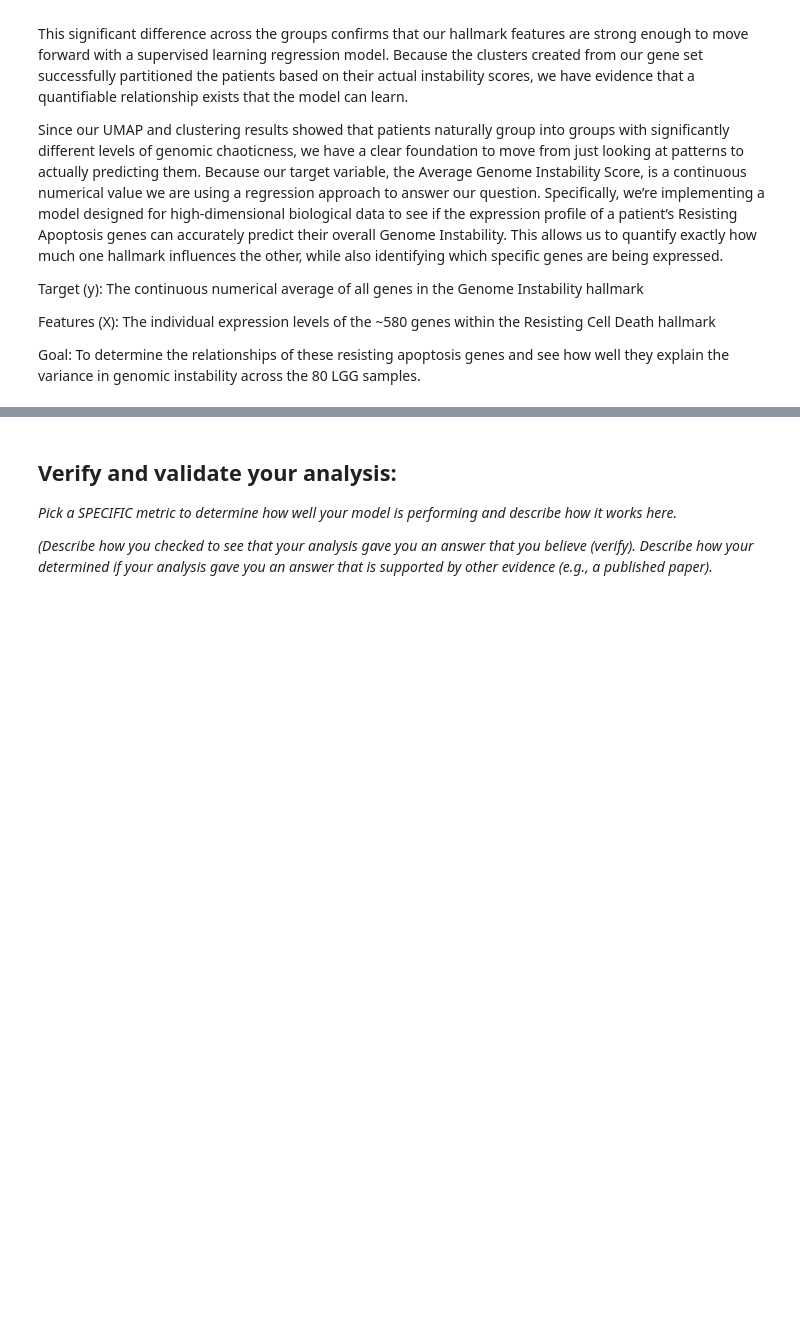
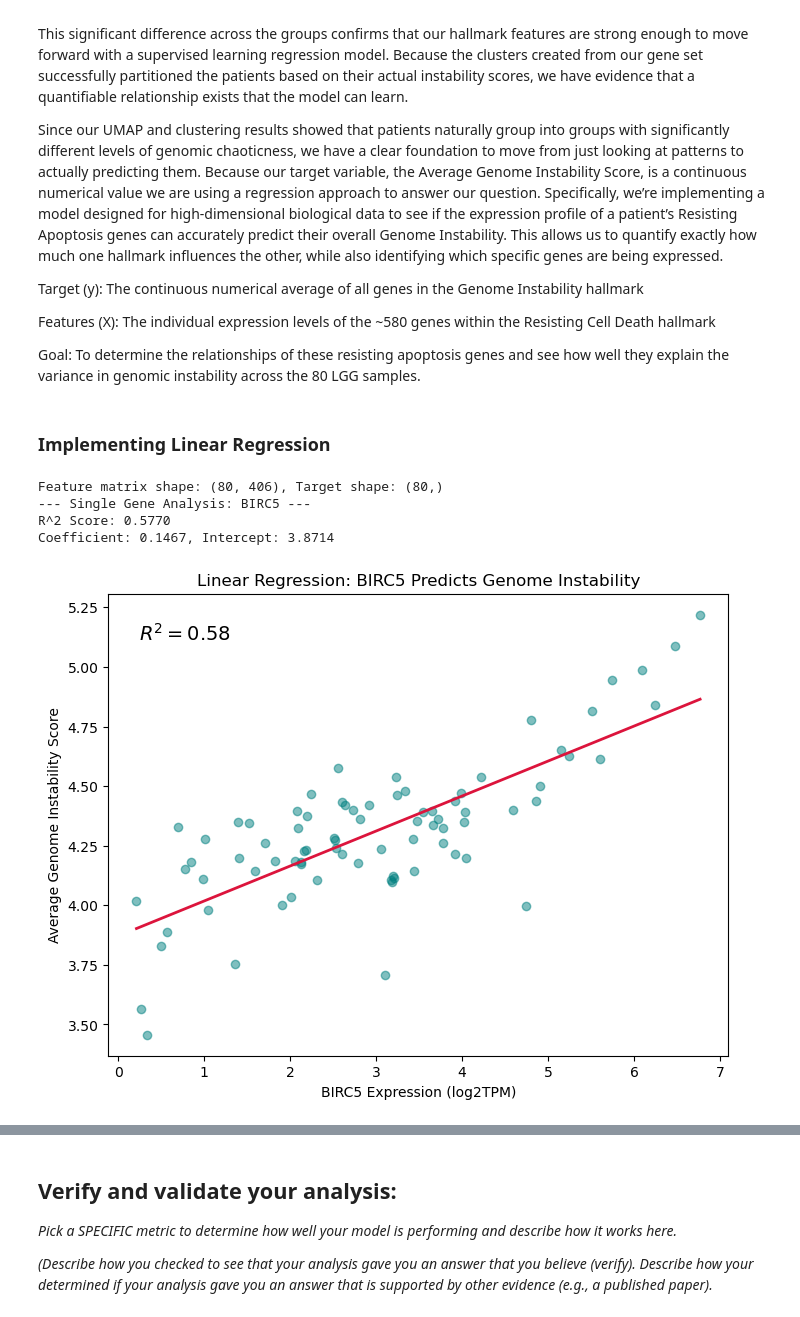
Before and after one commit to gracevl/lee-spencer-Module-4-Cancer, a Jupyter notebook: code/Module 4 Template.ipynb, the cells around one changed output, grey strips where cells are left out. Cells and saved outputs as stored; diff of their text form; code cells hidden in the pictures; blank space fills up the shorter version.

Commit message:
Start linear regression
start linear regression - Kiran

```diff
--- a/code/Module 4 Template.ipynb
+++ b/code/Module 4 Template.ipynb
@@ -547,3 +547,78 @@ Target (y): The continuous numerical average of all genes in the Genome Instabil
 Features (X): The individual expression levels of the ~580 genes within the Resisting Cell Death hallmark
 
 Goal: To determine the relationships of these resisting apoptosis genes and see how well they explain the variance in genomic instability across the 80 LGG samples.
+# %% [markdown]
+### Implementing Linear Regression
+# %%
+from sklearn.linear_model import LinearRegression
+import pandas as pd
+import numpy as np
+import matplotlib.pyplot as plt
+
+# 1. DEFINE TARGET AND FEATURES
+# ------------------------------------------------------------------
+# Our target (y) is the continuous GI Score we calculated earlier
+y = X['GI_Score'].values
+
+# Our features (X) are the Resisting Apoptosis genes
+# We use X2 because that dataframe contains the ~580 RA genes
+X_features = X2
+
+print(f"Feature matrix shape: {X_features.shape}, Target shape: {y.shape}")
+
+# %% 2. SINGLE FEATURE REGRESSION (e.g., BIRC5)
+# ------------------------------------------------------------------
+# We'll pick BIRC5 (Survivin) as it's a key gene in your background research
+feature = "BIRC5"
+
+if feature in X_features.columns:
+    X_single = X_features[feature].values.reshape(-1, 1)
+
+    reg = LinearRegression().fit(X_single, y)
+    r2_score = reg.score(X_single, y)
+
+    print(f"--- Single Gene Analysis: {feature} ---")
+    print(f"R^2 Score: {r2_score:.4f}")
+    print(f"Coefficient: {reg.coef_[0]:.4f}, Intercept: {reg.intercept_:.4f}")
+
+    # Visualization
+    x_test = np.linspace(X_single.min(), X_single.max(), 100).reshape(-1, 1)
+    y_test = reg.predict(x_test)
+
+    plt.figure(figsize=(8, 6))
+    plt.scatter(X_single, y, alpha=0.5, color="teal")
+    plt.plot(x_test, y_test, color="crimson", linewidth=2)
+    plt.xlabel(f"{feature} Expression (log2TPM)")
+    plt.ylabel("Average Genome Instability Score")
+    plt.title(f"Linear Regression: {feature} Predicts Genome Instability")
+    plt.annotate(f"$R^2 = {r2_score:.2f}$", xy=(0.05, 0.9), xycoords="axes fraction", fontsize=14)
+    plt.show()
+
+# %% 3. BEST PREDICTOR SEARCH (Looping over all RA genes)
+# ------------------------------------------------------------------
+results = []
+
+for gene in X_features.columns:
+    X_loop = X_features[gene].values.reshape(-1, 1)
+    reg_loop = LinearRegression().fit(X_loop, y)
+    results.append({'Gene': gene, 'R2': reg_loop.score(X_loop, y)})
+
+# Sort to find the best single-gene predictor
+results_df = pd.DataFrame(results).sort_values(by='R2', ascending=False)
+print("\nTop 5 Apoptosis genes predicting Genome Instability:")
+print(results_df.head(5))
+
+# %% 4. MULTI-FEATURE REGRESSION (All Apoptosis Genes)
+# ------------------------------------------------------------------
+# Using all ~580 genes as predictors simultaneously
+reg_all = LinearRegression().fit(X_features, y)
+r2_all = reg_all.score(X_features, y)
+
+print(f"\n--- Multi-Gene Analysis (Full Hallmark) ---")
+print(f"Final $R^2$ using all features: {r2_all:.4f}")
+# %% [output]
+Feature matrix shape: (80, 406), Target shape: (80,)
+--- Single Gene Analysis: BIRC5 ---
+R^2 Score: 0.5770
+Coefficient: 0.1467, Intercept: 3.8714
+[figure, added]
```
Also changed, not shown: parts of 2 cells of this notebook.
